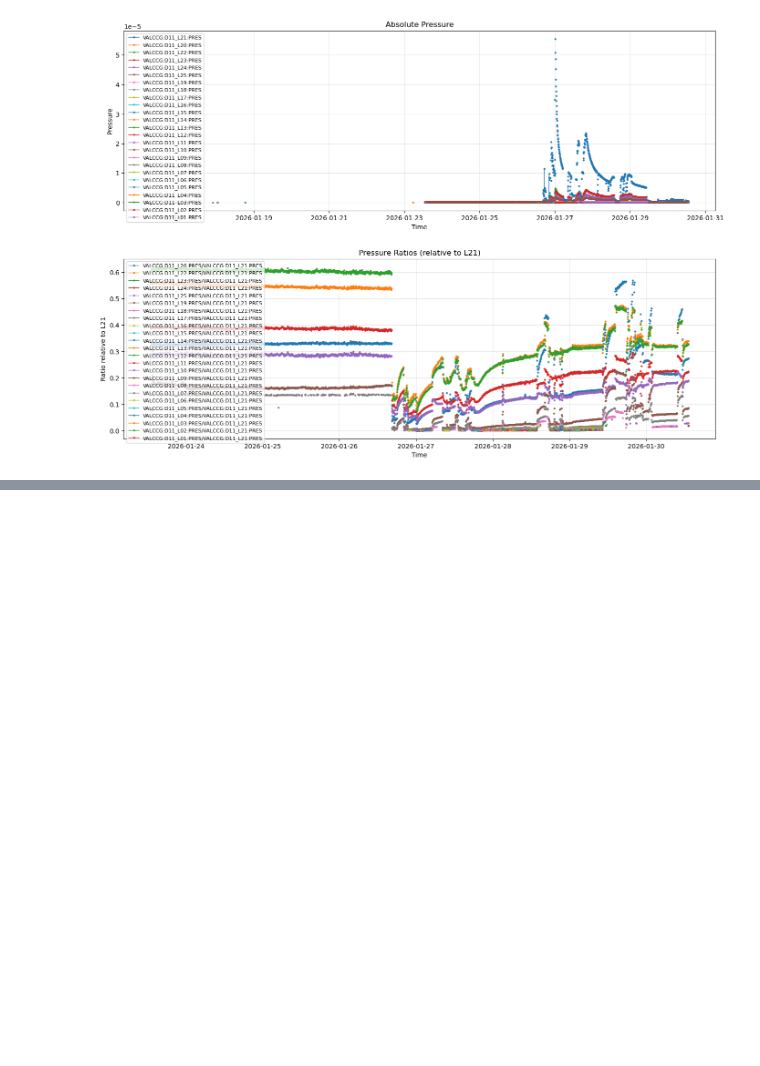
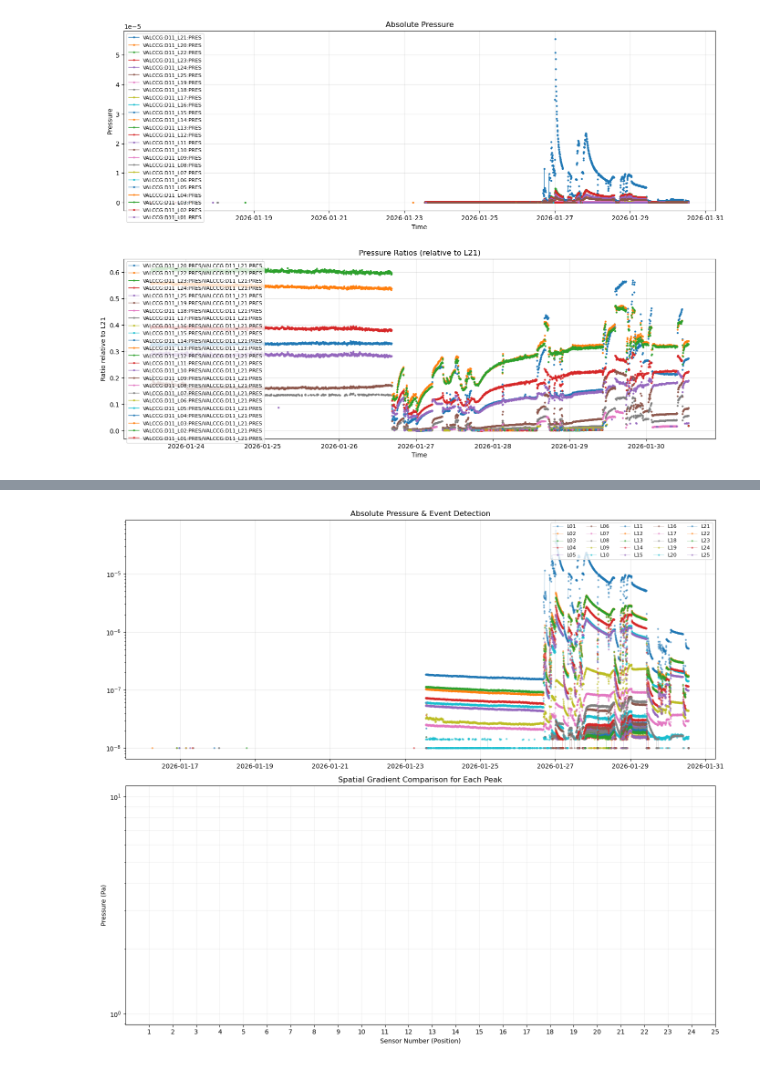
Before and after one commit to xylulu/SBL_code, a Jupyter notebook: vacuum_plotting.ipynb, the cells around one changed output, grey strips where cells are left out. Drawn from its saved outputs; the diff is of its cells as text; code cells hidden in the pictures; blank space fills up the shorter version.

```diff
--- a/vacuum_plotting.ipynb
+++ b/vacuum_plotting.ipynb
@@ -148,3 +71,96 @@ VALCCG:D11_L03:PRES / VALCCG:D11_L21:PRES
 VALCCG:D11_L02:PRES / VALCCG:D11_L21:PRES
 VALCCG:D11_L01:PRES / VALCCG:D11_L21:PRES
 [figure]
+# %%
+import pandas as pd
+import matplotlib.pyplot as plt
+import seaborn as sns
+import re
+import numpy as np
+
+# --- 1. Load and Clean Data ---
+# Ensure your path is correct
+try:
+    vac = pd.read_csv('/Users/xylu/Desktop/Data/machine_local/vacuum_D11/2026-01-30T13_37_05.960Z.csv')
+except FileNotFoundError:
+    print("File not found. Please check the path.")
+
+time_col = vac.columns[0]
+channel_cols = vac.columns[1:]
+vac[time_col] = pd.to_datetime(vac[time_col])
+
+# --- 2. Helper for Spatial Mapping ---
+def extract_sensor_num(col_name):
+    match = re.search(r'_L(\d+):', col_name)
+    return int(match.group(1)) if match else None
+
+# Organize sensors L01 to L25
+sensor_info = sorted([{'col': c, 'num': extract_sensor_num(c)} for c in channel_cols if extract_sensor_num(c) is not None], key=lambda x: x['num'])
+sorted_cols = [s['col'] for s in sensor_info]
+sensor_nums = [s['num'] for s in sensor_info]
+l21_col = next((s['col'] for s in sensor_info if s['num'] == 21), None)
+
+# --- 3. Robust Peak Detection (No SciPy needed) ---
+# We find local maxima by comparing a value to its neighbors in L21
+# This is a basic "find peaks" logic using a 50-point window
+window = 50
+vac['L21_max'] = vac[l21_col].rolling(window=window, center=True).max()
+peak_mask = (vac[l21_col] == vac['L21_max']) & (vac[l21_col] > vac[l21_col].quantile(0.95))
+peak_indices = vac.index[peak_mask].tolist()
+
+# Filter peak_indices to avoid getting multiple points for the same "hump"
+filtered_peaks = []
+if peak_indices:
+    filtered_peaks.append(peak_indices[0])
+    for i in range(1, len(peak_indices)):
+        if peak_indices[i] - peak_indices[i-1] > window:
+            filtered_peaks.append(peak_indices[i])
+
+print(f"Detected {len(filtered_peaks)} pressure events.")
+
+# --- 4. Plotting ---
+fig, (ax1, ax2) = plt.subplots(2, 1, figsize=(14, 12))
+
+# Subplot 1: Absolute Pressure
+for s in sensor_info:
+    ax1.plot(vac[time_col], vac[s['col']], label=f"L{s['num']:02d}", marker='o', markersize=2, linewidth=0.5, alpha=0.5)
+
+# Mark the detected peaks
+if filtered_peaks:
+    ax1.scatter(vac[time_col].iloc[filtered_peaks], vac[l21_col].iloc[filtered_peaks],
+                color='red', marker='x', s=40, label='Analyzed Peaks', zorder=10)
+
+ax1.set_title('Absolute Pressure & Event Detection')
+ax1.set_yscale('log')
+ax1.legend(ncol=5, fontsize=8, loc='upper right')
+ax1.grid(True, alpha=0.3)
+
+# Subplot 2: Spatial Gradient for EACH Peak
+colors = plt.cm.plasma(np.linspace(0, 0.8, len(filtered_peaks)))
+for i, idx in enumerate(filtered_peaks):
+    snapshot = vac[sorted_cols].iloc[idx].values
+    time_str = vac[time_col].iloc[idx].strftime('%H:%M')
+    ax2.plot(sensor_nums, snapshot, marker='o', markersize=2, linestyle='-',
+             linewidth=1.2, alpha=0.8, color=colors[i], label=f'Peak @ {time_str}')
+
+ax2.set_yscale('log')
+ax2.set_xlabel('Sensor Number (Position)')
+ax2.set_ylabel('Pressure (Pa)')
+ax2.set_title('Spatial Gradient Comparison for Each Peak')
+ax2.set_xticks(range(1, 26))
+ax2.grid(True, which="both", ls="-", alpha=0.2)
+if filtered_peaks:
+    ax2.legend(fontsize=8, loc='best', ncol=2)
+
+plt.tight_layout()
+plt.show()
+
+# --- 5. Heatmap (Full 25-Channel Range) ---
+plt.figure(figsize=(12, 10))
+corr = vac[sorted_cols].corr()
+sns.heatmap(corr, annot=False, cmap='viridis', vmin=0, vmax=1,
+            xticklabels=[f"L{n:02d}" for n in sensor_nums],
+            yticklabels=[f"L{n:02d}" for n in sensor_nums])
+plt.title('Correlation Matrix (L01-L25)')
+plt.show()
+# %% [output]
@@ -150,0 +168 @@ VALCCG:D11_L01:PRES / VALCCG:D11_L21:PRES
+[figure, added]
```
Also changed, not shown: parts of 5 cells of this notebook, 1 other file.
